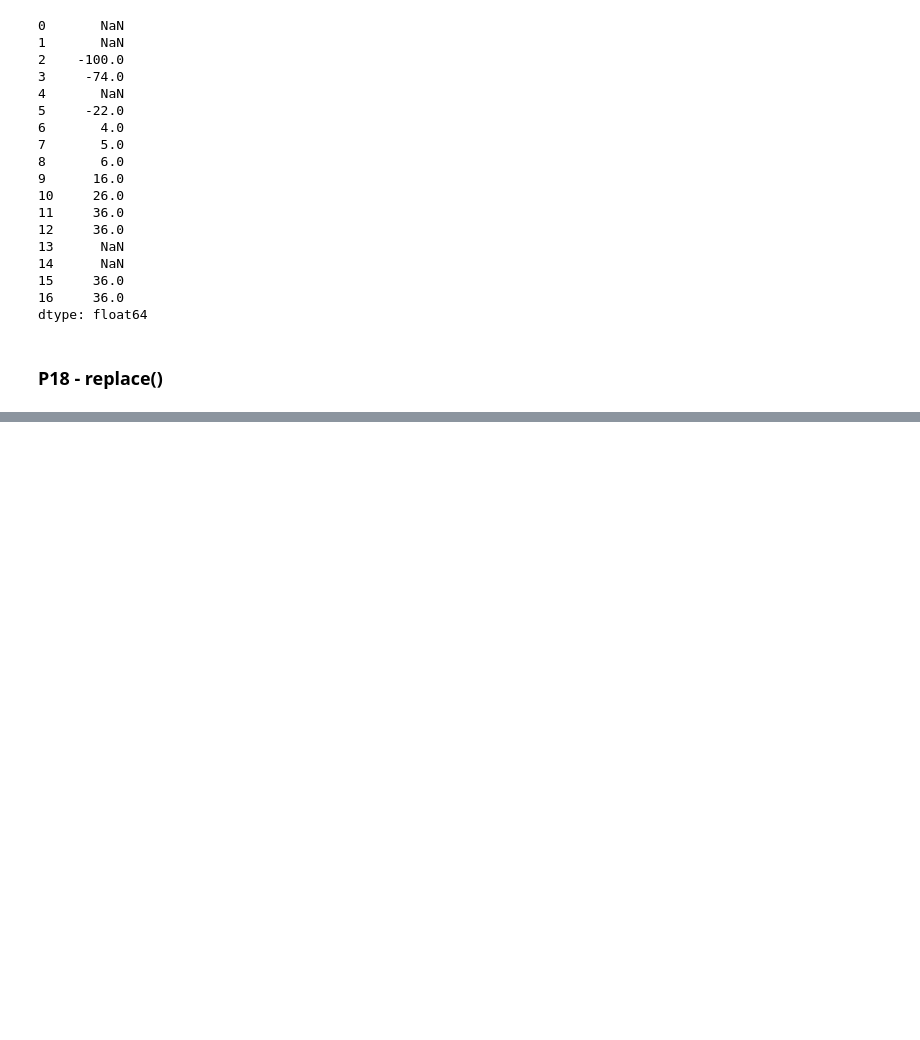
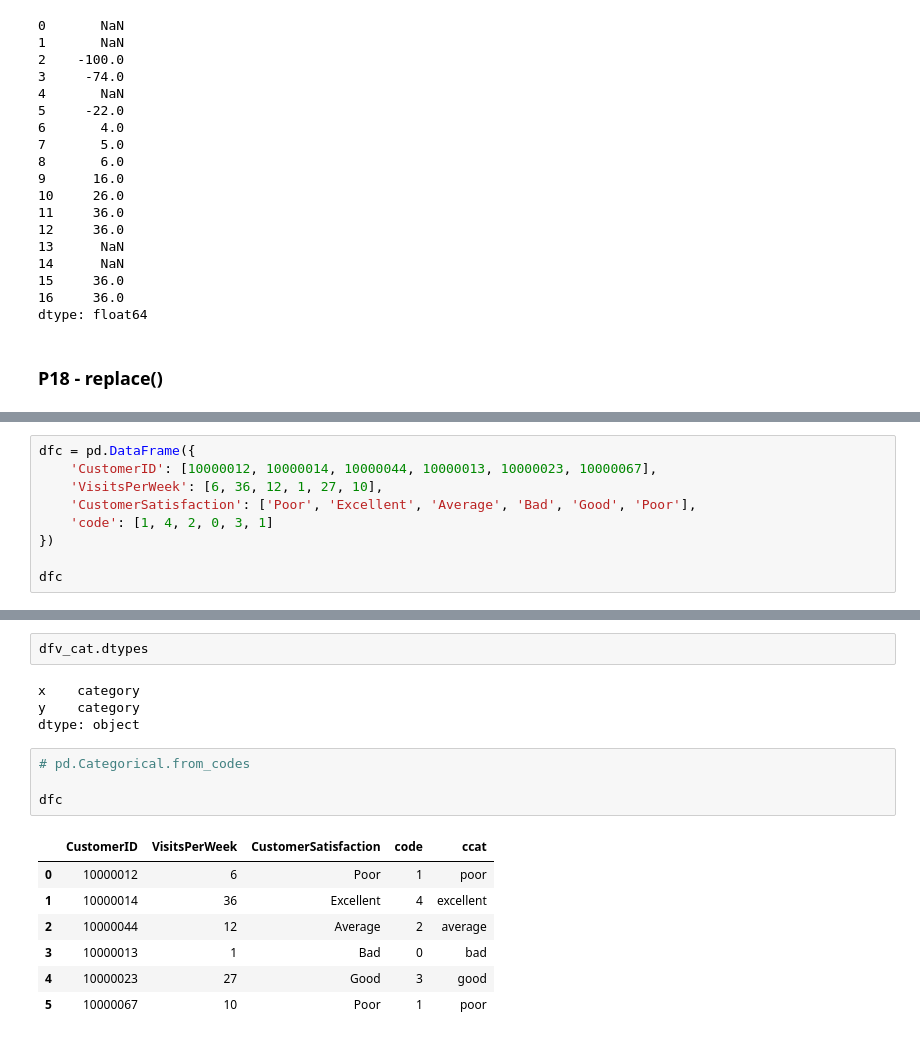
Before and after one commit to amin-torabi/learndataa, a Jupyter notebook: ds_beginner/pandas.ipynb, the cells around one changed output, grey strips where cells are left out. Cells and saved outputs as stored; diff of their text form; blank space fills up the shorter version.

```diff
--- a/ds_beginner/pandas.ipynb
+++ b/ds_beginner/pandas.ipynb
@@ -1442,0 +1542,9 @@ dtype: float64
+# %%
+dfc = pd.DataFrame({
+    'CustomerID': [10000012, 10000014, 10000044, 10000013, 10000023, 10000067],
+    'VisitsPerWeek': [6, 36, 12, 1, 27, 10],
+    'CustomerSatisfaction': ['Poor', 'Excellent', 'Average', 'Bad', 'Good', 'Poor'],
+    'code': [1, 4, 2, 0, 3, 1]
+})
+
+dfc
@@ -1442,0 +1709,18 @@ dtype: float64
+# %%
+dfv_cat.dtypes
+# %% [output]
+x    category
+y    category
+dtype: object
+# %%
+# pd.Categorical.from_codes
+
+dfc
+# %% [output]
+|  | CustomerID | VisitsPerWeek | CustomerSatisfaction | code | ccat |
+| 0 | 10000012 | 6 | Poor | 1 | poor |
+| 1 | 10000014 | 36 | Excellent | 4 | excellent |
+| 2 | 10000044 | 12 | Average | 2 | average |
+| 3 | 10000013 | 1 | Bad | 0 | bad |
+| 4 | 10000023 | 27 | Good | 3 | good |
+| 5 | 10000067 | 10 | Poor | 1 | poor |
```
Also changed, not shown: parts of 27 cells of this notebook.
